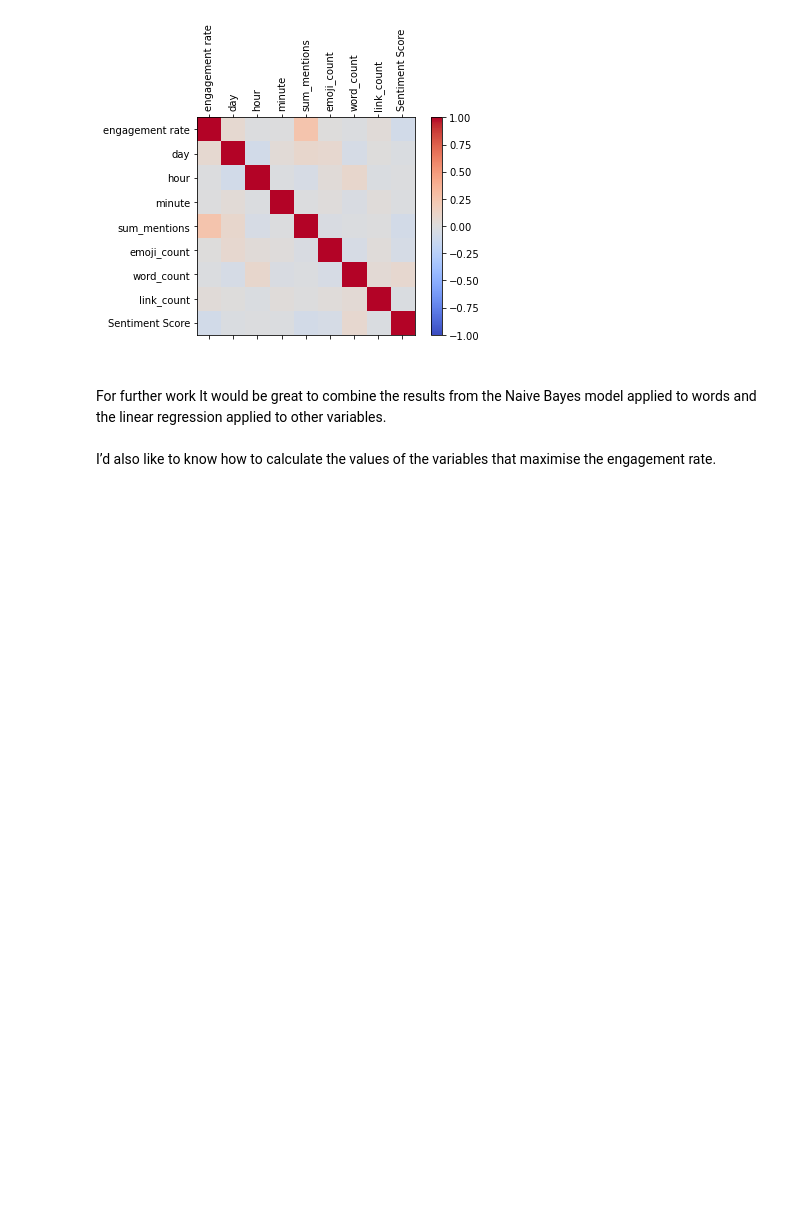
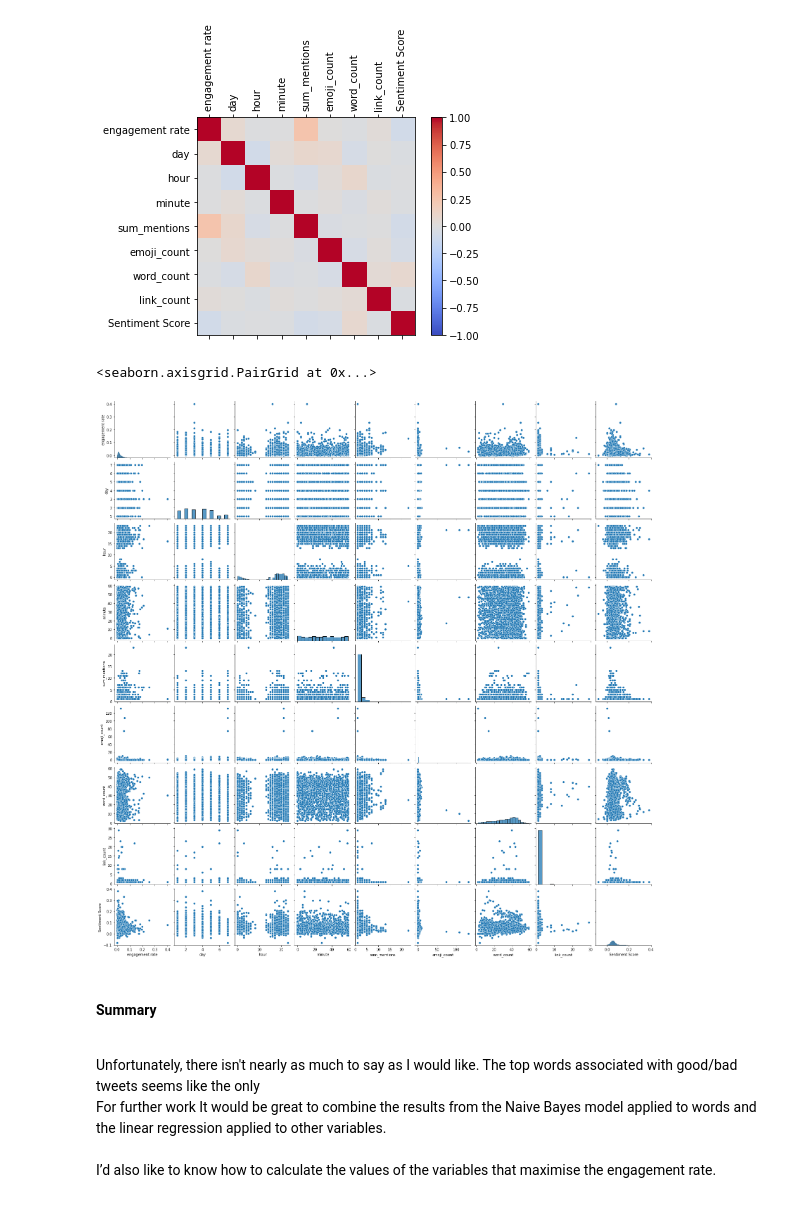
Before and after one commit to Graham-MacIsaac/Seamless-Twitter-Project, a Jupyter notebook: modeling.ipynb, the cells around one changed output. Saved outputs shown, nothing was run; the diff lists cells and outputs as text; code cells hidden in the pictures; blank space fills up the shorter version.

```diff
--- a/modeling.ipynb
+++ b/modeling.ipynb
@@ -397,7 +493,17 @@ ax.set_yticklabels(data.columns)
 plt.show()
 # %% [output]
 [figure]
+# %%
+#or alternatively, we can see it as a pairplot as well
+from seaborn import pairplot
+pairplot(data)
+# %% [output]
+<seaborn.axisgrid.PairGrid at 0x...>
+[figure, added]
 # %% [markdown]
+#### Summary
+<br>
+Unfortunately, there isn't nearly as much to say as I would like. The top words associated with good/bad tweets seems like the only
 <br>
 For further work It would be great to combine the results from the Naive Bayes model applied to words and the linear regression applied to other variables.
 <br>
```
Also changed, not shown: parts of 34 cells of this notebook, 3 other files.
